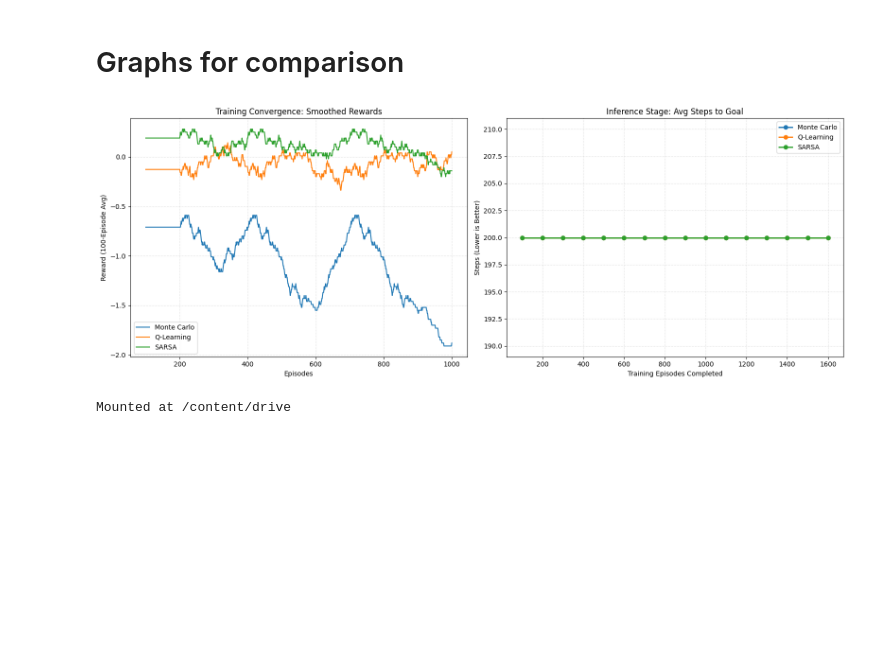
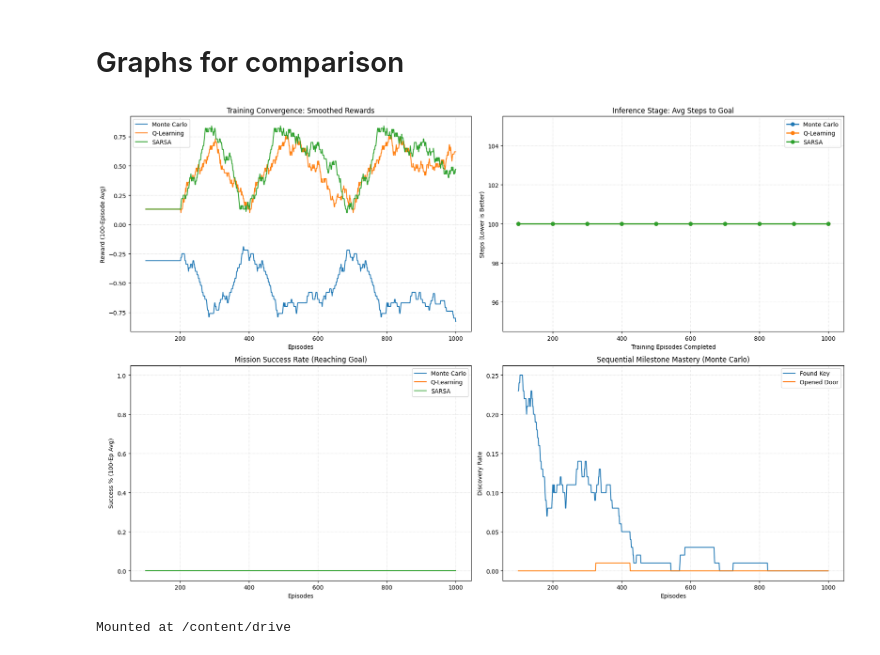
Before and after one commit to shaytanne/runi-reinforcement_learning-assignment2, a Jupyter notebook: MidProject_tabular_RL_Minigrid.ipynb, the cells around one changed output. Drawn from its saved outputs; the diff is of its cells as text; code cells hidden in the pictures; blank space fills up the shorter version.

Commit message:
Created additional graphs that measure what the agent has been able to discover to understand why it's limitting

```diff
--- a/MidProject_tabular_RL_Minigrid.ipynb
+++ b/MidProject_tabular_RL_Minigrid.ipynb
@@ -1112,7 +1122,7 @@ for _ in range(10):
 # %% [markdown]
 # Empty Environment - Training and Evaluation
 # %%
-total_episodes = 1600
+total_episodes = 1000
 eval_interval = 100
 eval_episodes = 10
 
@@ -1120,11 +1130,11 @@ eval_episodes = 10
 
 # Envrionment 1
 sh = StateHandler(env.unwrapped, track_carrying=False)
-env = KeyFlatObsWrapper(RandomEmptyEnv_10(render_mode='rgb_array', max_steps=200))
+env = KeyFlatObsWrapper(RandomEmptyEnv_10(render_mode='rgb_array', max_steps=100))
 
 
 # Envrionment 2
-env_key = KeyFlatObsWrapper(RandomKeyMEnv_10(render_mode='rgb_array', max_steps=200))
+env_key = KeyFlatObsWrapper(RandomKeyMEnv_10(render_mode='rgb_array', max_steps=100))
 sh_key = StateHandler(env_key.unwrapped, track_carrying=True)
 
 # Debugger Attribute
@@ -1166,7 +1176,7 @@ for name, agent in agents.items():
         env=env_key,
         agent=agent,
         state_handler=sh_key,
-        max_steps=200,
+        max_steps=100,
         reward_shaping_func=door_key_reward_shaping
     )
 
@@ -1186,7 +1196,6 @@ for name, agent in agents.items():
         # Calculate and store the average for plotting
         avg_step = np.mean(eval_steps)
         avg_reward = np.mean(eval_rewards)
-
         inference_avg_steps.append(avg_step)
         inference_avg_rewards.append(avg_reward)
 
@@ -1195,7 +1204,10 @@ for name, agent in agents.items():
     results[name] = {
         "train_rewards": all_train_rewards,
         "inference_steps": inference_avg_steps,
-        "inference_rewards": inference_avg_rewards
+        "inference_rewards": inference_avg_rewards,
+        "key_success": runner_key.key_history,
+        "door_success": runner_key.door_history,
+        "goal_success": runner_key.goal_history
     }
 
     # Clean up the runner for the next agent
@@ -1222,50 +1234,86 @@ Episode 1600 | Inference Avg Steps: 200.00
 # Graphs for comparison
 # %%
 import matplotlib.pyplot as plt
+import numpy as np
 
 def plot_rl_results(results, inference_checkpoints, window_size=100):
-    fig, (ax1, ax2) = plt.subplots(1, 2, figsize=(16, 6))
+    # We expand to 2 rows and 2 columns
+    fig, axes = plt.subplots(2, 2, figsize=(18, 12))
+    ax1, ax2 = axes[0, 0], axes[0, 1]  # Row 1
+    ax3 = axes[1, 0]                   # Row 2, Col 1 (Success Plot)
+    # axes[1, 1] can be empty or used for a different metric
 
     # --- Plot 1: Training Convergence (Rewards) ---
     for name, data in results.items():
         rewards = np.array(data["train_rewards"])
-
-        if len(rewards) > 1000:
-            rewards = rewards[:1000]
+        if len(rewards) > 1000: rewards = rewards[:1000]
 
         if len(rewards) >= window_size:
             smoothed = np.convolve(rewards, np.ones(window_size)/window_size, mode='valid')
-            # Adjust x-axis to account for the moving average window offset
-            x_axis = np.arange(window_size , len(rewards)+1)
+            x_axis = np.arange(window_size, len(rewards)+1)
             ax1.plot(x_axis, smoothed, label=f"{name}")
         else:
             ax1.plot(rewards, label=f"{name} (raw)", alpha=0.3)
 
     ax1.set_title("Training Convergence: Smoothed Rewards")
     ax1.set_xlabel("Episodes")
     ax1.set_ylabel(f"Reward ({window_size}-Episode Avg)")
     ax1.legend()
     ax1.grid(True, linestyle=':', alpha=0.6)
 
     # --- Plot 2: Inference Efficiency (Steps) ---
     for name, data in results.items():
-        # Ensure x (checkpoints) and y (inference_steps) have the same length
         ax2.plot(inference_checkpoints, data["inference_steps"], marker='o', linewidth=2, label=name)
 
     ax2.set_title("Inference Stage: Avg Steps to Goal")
     ax2.set_xlabel("Training Episodes Completed")
     ax2.set_ylabel("Steps (Lower is Better)")
     ax2.legend()
     ax2.grid(True, linestyle=':', alpha=0.6)
 
+    # --- Plot 3: Milestone Success Rates ---
+    # We will plot the "Goal Success" for all agents here to compare them
+    for name, data in results.items():
+        goal_data = np.array(data["goal_success"])
+        if len(goal_data) > 1000: goal_data = goal_data[:1000]
+
+        if len(goal_data) >= window_size:
+            smoothed_goal = np.convolve(goal_data, np.ones(window_size)/window_size, mode='valid')
+            x_axis = np.arange(window_size, len(goal_data)+1)
+            ax3.plot(x_axis, smoothed_goal, label=f"{name}")
+
+    ax3.set_title("Mission Success Rate (Reaching Goal)")
+    ax3.set_xlabel("Episodes")
+    ax3.set_ylabel(f"Success % ({window_size}-Ep Avg)")
+    ax3.set_ylim(-0.05, 1.05) # Keeps success between 0 and 100%
+    ax3.legend()
+    ax3.grid(True, linestyle=':', alpha=0.6)
+
+    # --- Plot 4: (e.g., Key Discovery Rate for a specific agent) ---
+    # Alternatively, you can use axes[1, 1] to show how "Key" leads to "Door"
+    # Q-Learning , Monte-Carlo, SARSA
+    agent = "Monte Carlo"
+    if agent in results:
+        res = results[agent]
+        for metric, label_name in [("key_success", "Found Key"), ("door_success", "Opened Door")]:
+            metric_data = np.array(res[metric])
+            if len(metric_data) > 1000: metric_data = metric_data[:1000]
+            smoothed_m = np.convolve(metric_data, np.ones(window_size)/window_size, mode='valid')
+            axes[1, 1].plot(np.arange(window_size, len(metric_data)+1), smoothed_m, label=label_name)
+
+        axes[1, 1].set_title(f"Sequential Milestone Mastery ({agent})")
+        axes[1, 1].set_xlabel("Episodes")
+        axes[1, 1].set_ylabel("Discovery Rate")
+        axes[1, 1].legend()
+        axes[1, 1].grid(True, linestyle=':', alpha=0.6)
+
     plt.tight_layout()
-    # Saving plots when needed
-    plt.savefig("NonExploringEffect.png")
+    plt.savefig("DetailedExperimentAnalysis.png")
     plt.show()
 
 plot_rl_results(results, inference_checkpoints)
 # %% [output]
-[figure, old version]
+[figure, new version]
 # %%
 from google.colab import drive
 drive.mount('/content/drive')
```
Also changed, not shown: parts of 3 cells of this notebook.
